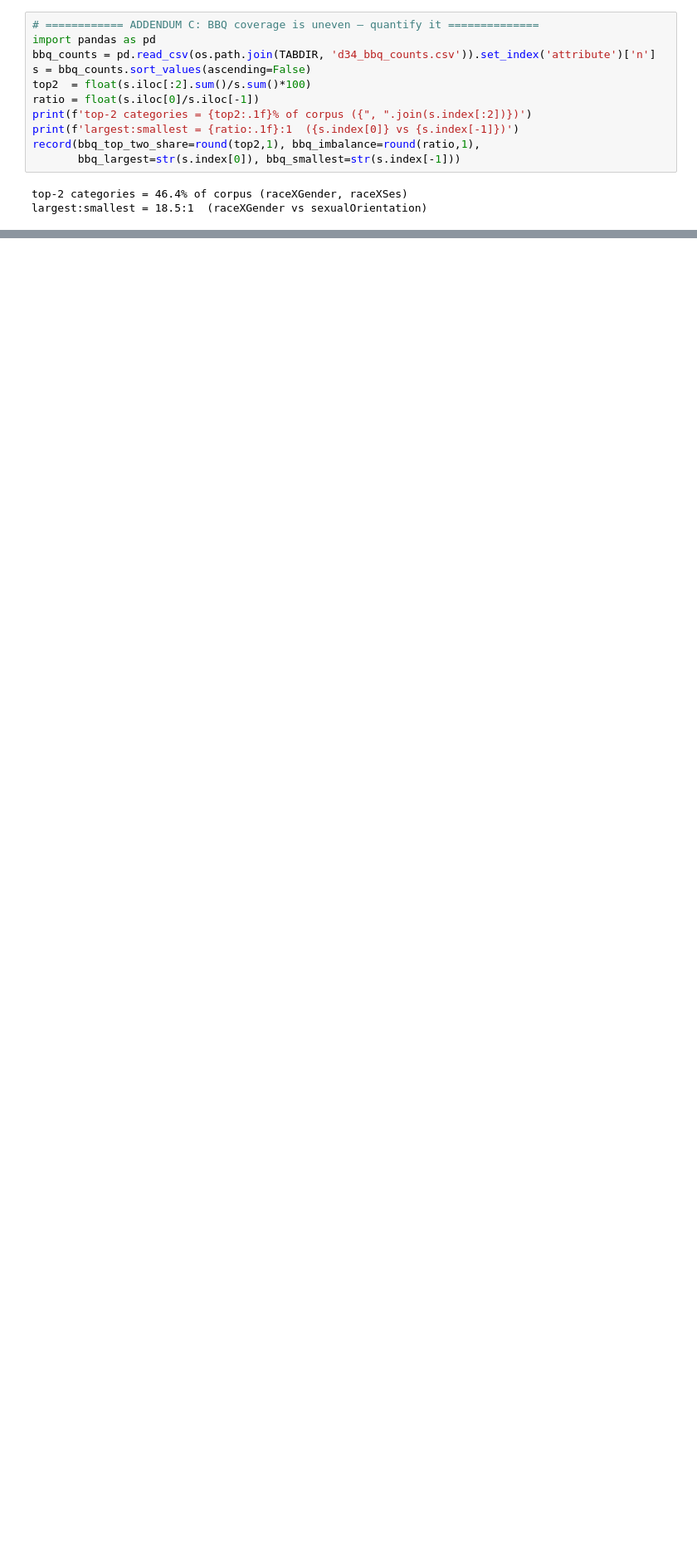
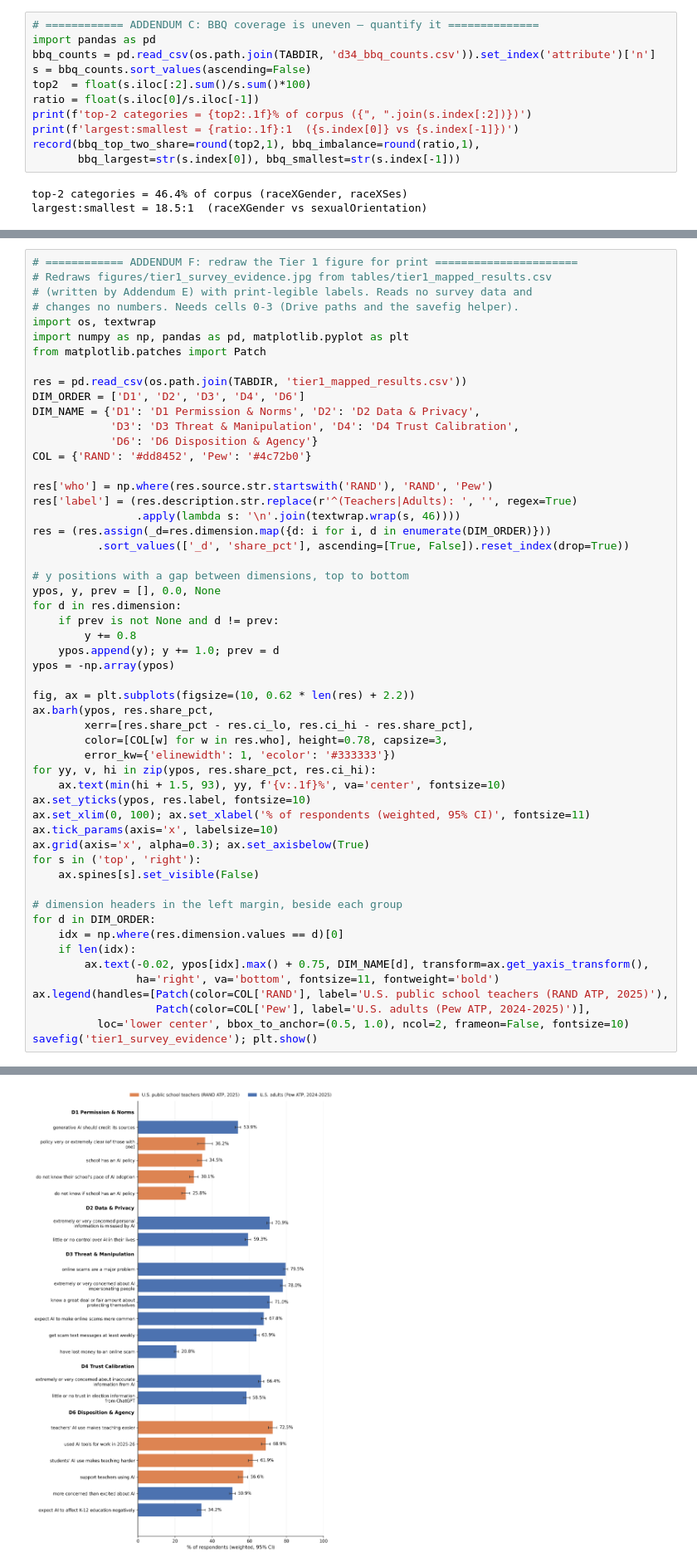
Before and after one commit to ericyoc/AI-security-literacy, a Jupyter notebook: AISL_analysis_poc.ipynb, the cells around one changed output, grey strips where cells are left out. Shown at 83% size. Drawn from its saved outputs; the diff is of its cells as text; blank space fills up the shorter version.

```diff
--- a/AISL_analysis_poc.ipynb
+++ b/AISL_analysis_poc.ipynb
@@ -1047,3 +1388,58 @@ Tables on Drive:
 
 Copy /content/drive/MyDrive/AISL_data/figures/*.jpg  ->  Overleaf figures/
 Copy /content/drive/MyDrive/AISL_data/tables/aisl_results.tex -> Overleaf tables/
+# %%
+# ============ ADDENDUM F: redraw the Tier 1 figure for print ======================
+# Redraws figures/tier1_survey_evidence.jpg from tables/tier1_mapped_results.csv
+# (written by Addendum E) with print-legible labels. Reads no survey data and
+# changes no numbers. Needs cells 0-3 (Drive paths and the savefig helper).
+import os, textwrap
+import numpy as np, pandas as pd, matplotlib.pyplot as plt
+from matplotlib.patches import Patch
+
+res = pd.read_csv(os.path.join(TABDIR, 'tier1_mapped_results.csv'))
+DIM_ORDER = ['D1', 'D2', 'D3', 'D4', 'D6']
+DIM_NAME = {'D1': 'D1 Permission & Norms', 'D2': 'D2 Data & Privacy',
+            'D3': 'D3 Threat & Manipulation', 'D4': 'D4 Trust Calibration',
+            'D6': 'D6 Disposition & Agency'}
+COL = {'RAND': '#dd8452', 'Pew': '#4c72b0'}
+
+res['who'] = np.where(res.source.str.startswith('RAND'), 'RAND', 'Pew')
+res['label'] = (res.description.str.replace(r'^(Teachers|Adults): ', '', regex=True)
+                .apply(lambda s: '\n'.join(textwrap.wrap(s, 46))))
+res = (res.assign(_d=res.dimension.map({d: i for i, d in enumerate(DIM_ORDER)}))
+          .sort_values(['_d', 'share_pct'], ascending=[True, False]).reset_index(drop=True))
+
+# y positions with a gap between dimensions, top to bottom
+ypos, y, prev = [], 0.0, None
+for d in res.dimension:
+    if prev is not None and d != prev:
+        y += 0.8
+    ypos.append(y); y += 1.0; prev = d
+ypos = -np.array(ypos)
+
+fig, ax = plt.subplots(figsize=(10, 0.62 * len(res) + 2.2))
+ax.barh(ypos, res.share_pct,
+        xerr=[res.share_pct - res.ci_lo, res.ci_hi - res.share_pct],
+        color=[COL[w] for w in res.who], height=0.78, capsize=3,
+        error_kw={'elinewidth': 1, 'ecolor': '#333333'})
+for yy, v, hi in zip(ypos, res.share_pct, res.ci_hi):
+    ax.text(min(hi + 1.5, 93), yy, f'{v:.1f}%', va='center', fontsize=10)
+ax.set_yticks(ypos, res.label, fontsize=10)
+ax.set_xlim(0, 100); ax.set_xlabel('% of respondents (weighted, 95% CI)', fontsize=11)
+ax.tick_params(axis='x', labelsize=10)
+ax.grid(axis='x', alpha=0.3); ax.set_axisbelow(True)
+for s in ('top', 'right'):
+    ax.spines[s].set_visible(False)
+
+# dimension headers in the left margin, beside each group
+for d in DIM_ORDER:
+    idx = np.where(res.dimension.values == d)[0]
+    if len(idx):
+        ax.text(-0.02, ypos[idx].max() + 0.75, DIM_NAME[d], transform=ax.get_yaxis_transform(),
+                ha='right', va='bottom', fontsize=11, fontweight='bold')
+ax.legend(handles=[Patch(color=COL['RAND'], label='U.S. public school teachers (RAND ATP, 2025)'),
+                   Patch(color=COL['Pew'], label='U.S. adults (Pew ATP, 2024-2025)')],
+          loc='lower center', bbox_to_anchor=(0.5, 1.0), ncol=2, frameon=False, fontsize=10)
+savefig('tier1_survey_evidence'); plt.show()
+# %% [output]
@@ -1049,0 +1447 @@ Copy /content/drive/MyDrive/AISL_data/tables/aisl_results.tex -> Overleaf tables
+[figure, added]
```
Also changed, not shown: parts of 15 cells of this notebook, 11 other files.
